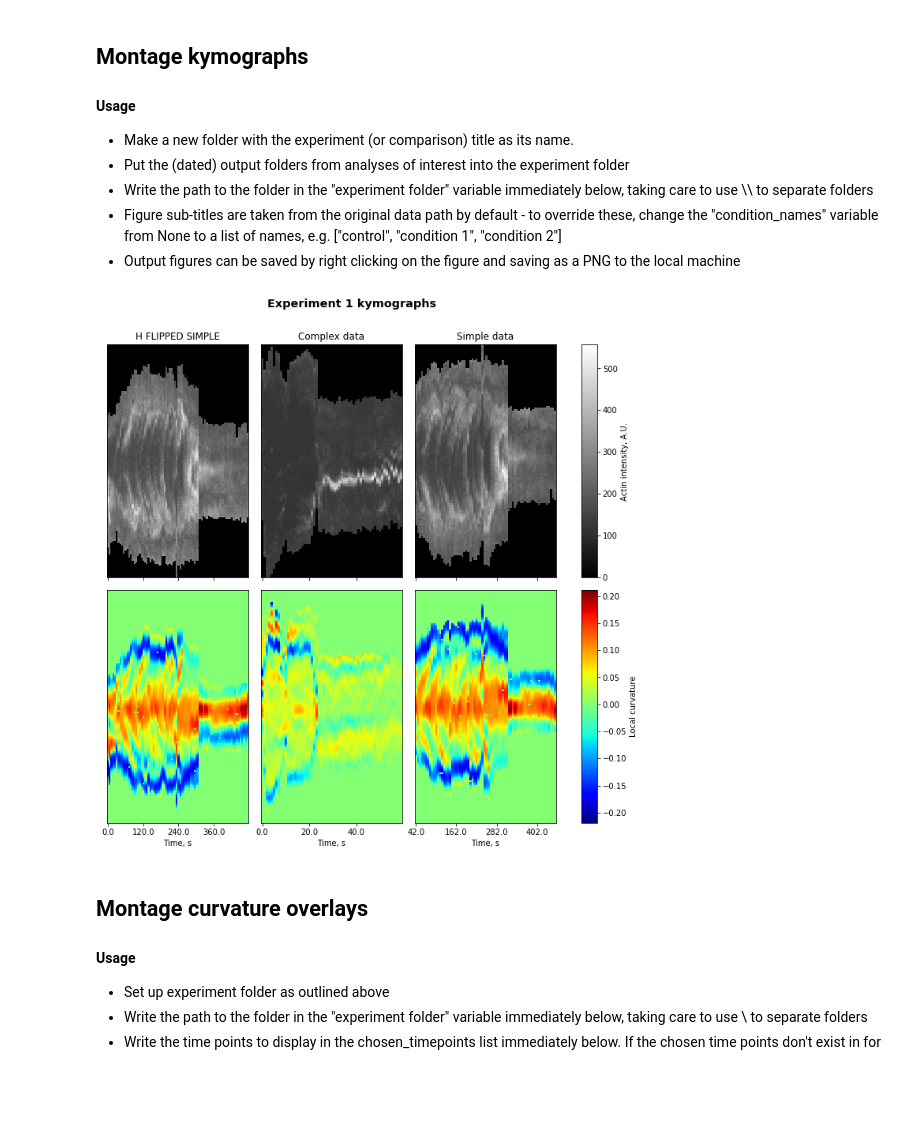
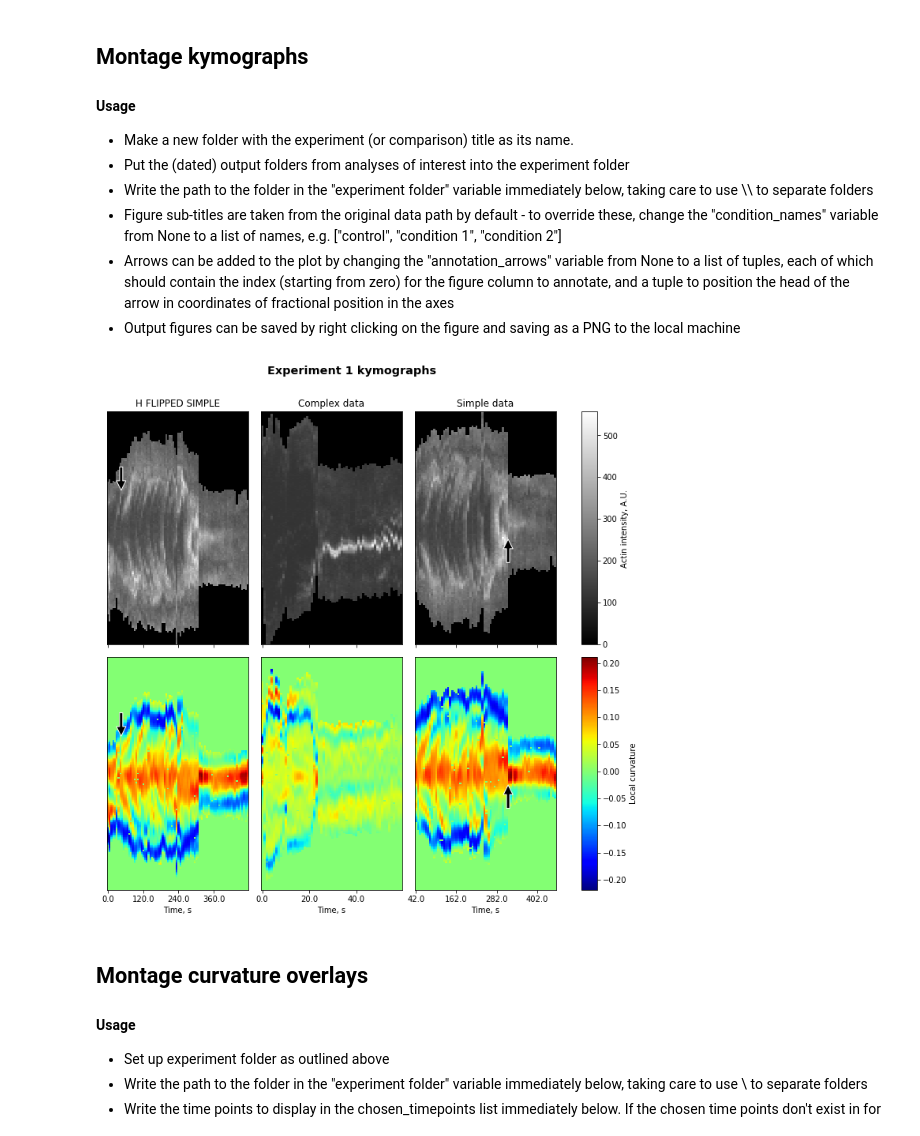
Before and after one commit to dougkelly88/blebbing_analysis, a Jupyter notebook: plotting/Blebbing figures.ipynb, the cells around one changed output. Cells and saved outputs as stored; diff of their text form; code cells hidden in the pictures; blank space fills up the shorter version.

Commit message:
Add ability to add arrows to the kymograph figures

```diff
--- a/plotting/Blebbing figures.ipynb
+++ b/plotting/Blebbing figures.ipynb
@@ -21,11 +21,14 @@ from Parameters import Parameters
 * Put the (dated) output folders from analyses of interest into the experiment folder
 * Write the path to the folder in the "experiment folder" variable immediately below, taking care to use \\\ to separate folders
 * Figure sub-titles are taken from the original data path by default - to override these, change the "condition_names" variable from None to a list of names, e.g. \["control", "condition 1", "condition 2"\]
+* Arrows can be added to the plot by changing the "annotation_arrows" variable from None to a list of tuples, each of which should contain the index (starting from zero) for the figure column to annotate, and a tuple to position the head of the arrow in coordinates of fractional position in the axes
 * Output figures can be saved by right clicking on the figure and saving as a PNG to the local machine
 # %%
 experiment_folder = "D:\\data\\Inverse blebbing\\Experiment 1"
 condition_names = None;
 #condition_names = ["control", "condition 1", "condition 2"]
+annotation_arrows = None;
+annotation_arrows = [(0, (0.1, 0.66)), (2, (0.66, 0.45))];
 
 # load and plot kymographs
 actin_kyms = [];
@@ -47,35 +50,44 @@ curv_lims = (min([im.min() for im in curvature_kyms]), max([im.max() for im in c
 fig, axs = plt.subplots(ncols=len(actin_kyms), nrows=2, sharex='col', figsize=(3*len(curvature_kyms),10));
 for idx in range(len(actin_kyms)):
     im1=axs[0][idx].imshow(actin_kyms[idx], plt.cm.gray, aspect='auto', interpolation=None);
     im2=axs[1][idx].imshow(curvature_kyms[idx], plt.cm.jet, vmin=curv_lims[0], vmax=curv_lims[1], aspect='auto', interpolation=None);
     axs[1][idx].set_xlabel("Time, " + paramses[idx].interval_unit);
     axs[0][idx].set_yticks([]);
     axs[1][idx].set_yticks([]);
 
 # handle presentation
 plt.tight_layout()
 fig.subplots_adjust(top=0.90, right=0.9);
 cbar_ax1 = fig.add_axes([0.95, axs[0][len(actin_kyms)-1].get_position().y0, 0.03, (axs[0][len(actin_kyms)-1].get_position().y1 - axs[0][len(actin_kyms)-1].get_position().y0)])
 cbar_ax2 = fig.add_axes([0.95, axs[1][len(actin_kyms)-1].get_position().y0, 0.03, (axs[1][len(actin_kyms)-1].get_position().y1 - axs[1][len(actin_kyms)-1].get_position().y0)])
 fig.colorbar(im1, cax=cbar_ax1);
 fig.colorbar(im2, cax=cbar_ax2);
 cbar_ax1.set_ylabel(paramses[0].labeled_species + " intensity, A.U. ");
 cbar_ax2.set_ylabel("Local curvature");
 
 for idx in range(len(actin_kyms)):
     lbls = axs[1][idx].get_xticklabels();
     t_offs = 0;
     if paramses[idx].time_crop_start_end is not None:
         t_offs = float(paramses[idx].time_crop_start_end[0] * paramses[idx].frame_interval);
     newlbls = ([(t_offs + paramses[idx].frame_interval * float(l.get_text().replace("−","-"))) for l in lbls]);
     axs[1][idx].set_xticklabels(newlbls);
     axs[0][idx].set_title("\n".join(wrap(subtitles[idx], 30)));
 
 plt.rc('figure', titlesize='x-large', titleweight='bold')
-fig.suptitle(experiment_title + " kymographs")
+fig.suptitle(experiment_title + " kymographs");
+if annotation_arrows is not None:
+    for ann in annotation_arrows:
+        direction = -1 if ann[1][1] > 0.5 else 1;
+        axs[0][ann[0]].annotate('', xycoords='axes fraction', xy=ann[1],
+                                xytext=(ann[1][0], ann[1][1] - direction * 0.1), textcoords='axes fraction',
+                                arrowprops=dict(facecolor='black', edgecolor='white'));
+        axs[1][ann[0]].annotate('', xycoords='axes fraction', xy=ann[1],
+                                xytext=(ann[1][0], ann[1][1] - direction * 0.1), textcoords='axes fraction',
+                                arrowprops=dict(facecolor='black', edgecolor='white'));
 plt.show();
 # %% [output]
-[figure, old version]
+[figure, new version]
 # %% [markdown]
 ## Montage curvature overlays
 
```
